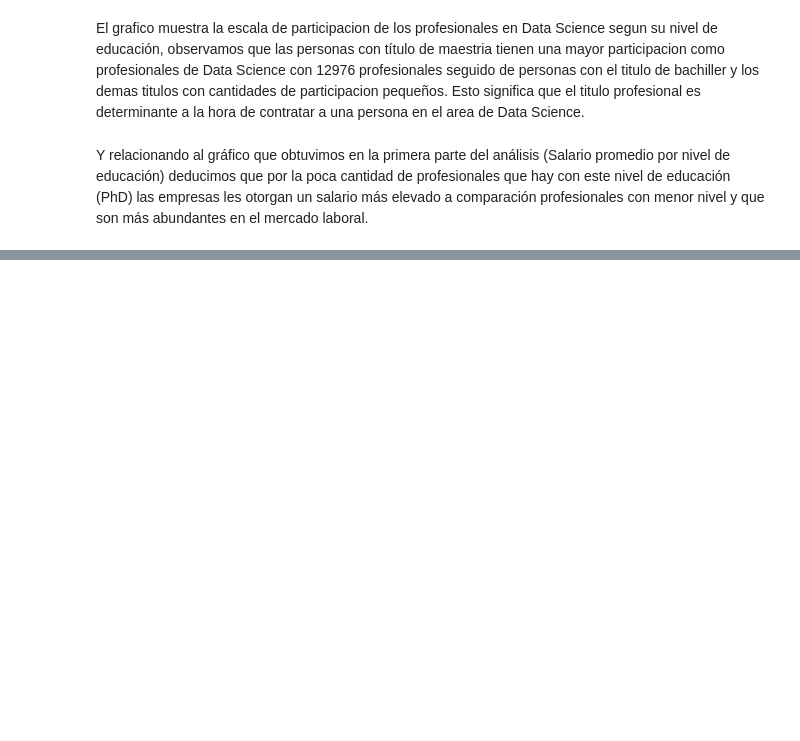
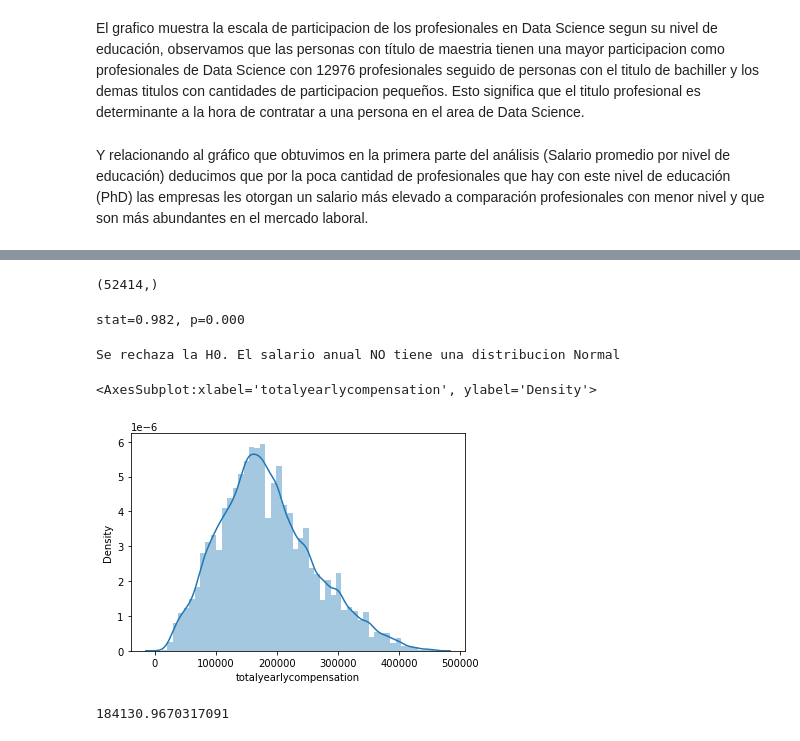
Before and after one commit to JosPM69/PythonAnalytics, a Jupyter notebook: src/eda1.ipynb, the cells around one changed output, grey strips where cells are left out. Saved outputs shown, nothing was run; the diff lists cells and outputs as text; code cells hidden in the pictures; blank space fills up the shorter version.

```diff
--- a/src/eda1.ipynb
+++ b/src/eda1.ipynb
@@ -160,0 +223,5 @@ Y relacionando al gráfico que obtuvimos en la primera parte del análisis (Sala
+# %%
+salario_anual= df['totalyearlycompensation'].dropna()
+salario_anual.shape
+# %% [output]
+(52414,)
@@ -160,0 +231,21 @@ Y relacionando al gráfico que obtuvimos en la primera parte del análisis (Sala
+# %%
+stat, p = shapiro(salario_anual)
+print(f'stat={stat:.3f}, p={p:.3f}')
+# %% [output]
+stat=0.982, p=0.000
+# %%
+if p > 0.05:
+	print('Se acepta la H0. El salario anual tiene una distribucion Normal.')
+else:
+	print('Se rechaza la H0. El salario anual NO tiene una distribucion Normal')
+# %% [output]
+Se rechaza la H0. El salario anual NO tiene una distribucion Normal
+# %%
+sns.distplot(df['totalyearlycompensation'])
+# %% [output]
+<AxesSubplot:xlabel='totalyearlycompensation', ylabel='Density'>
+[figure, added]
+# %%
+df['totalyearlycompensation'].mean()
+# %% [output]
+184130.9670317091
```
Also changed, not shown: parts of 30 cells of this notebook.
